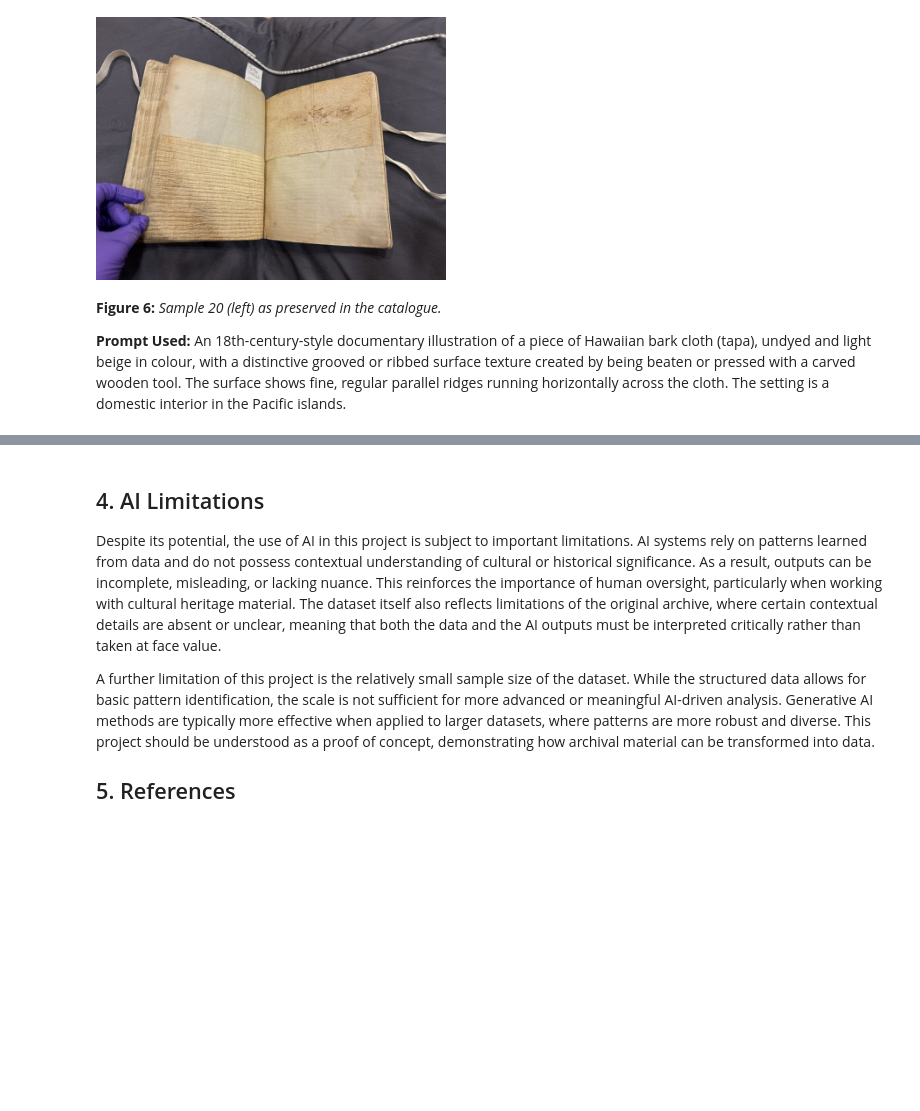
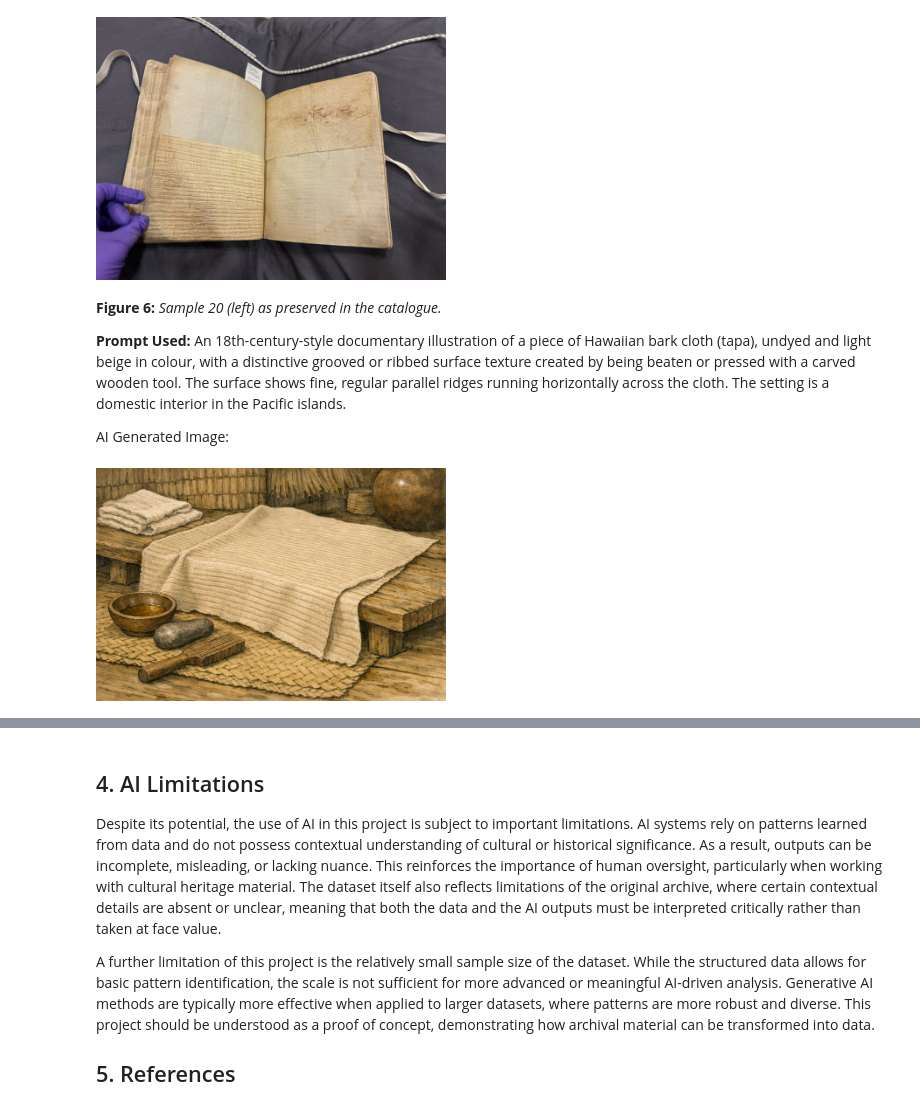
Before and after one commit to AlexMeiklejon/AI-for-A-H-B, a Jupyter notebook: ai_arts_portfolio.ipynb, the cells around one changed output, grey strips where cells are left out. Drawn from its saved outputs; the diff is of its cells as text; code cells hidden in the pictures; blank space fills up the shorter version.

Commit message:
completed all AI generated images section

```diff
--- a/ai_arts_portfolio.ipynb
+++ b/ai_arts_portfolio.ipynb
@@ -354,3 +354,9 @@ Image("images/Image 2.jpg", width=350)
 **Figure 6:** *Sample 20 (left) as preserved in the catalogue.*
 
 **Prompt Used:** An 18th-century-style documentary illustration of a piece of Hawaiian bark cloth (tapa), undyed and light beige in colour, with a distinctive grooved or ribbed surface texture created by being beaten or pressed with a carved wooden tool. The surface shows fine, regular parallel ridges running horizontally across the cloth. The setting is a domestic interior in the Pacific islands.
+
+AI Generated Image:
+# %%
+Image("images/Sample 20 AI.jpg", width=350)
+# %% [output]
+[figure, added]
```
Also changed, not shown: parts of 7 cells of this notebook.
